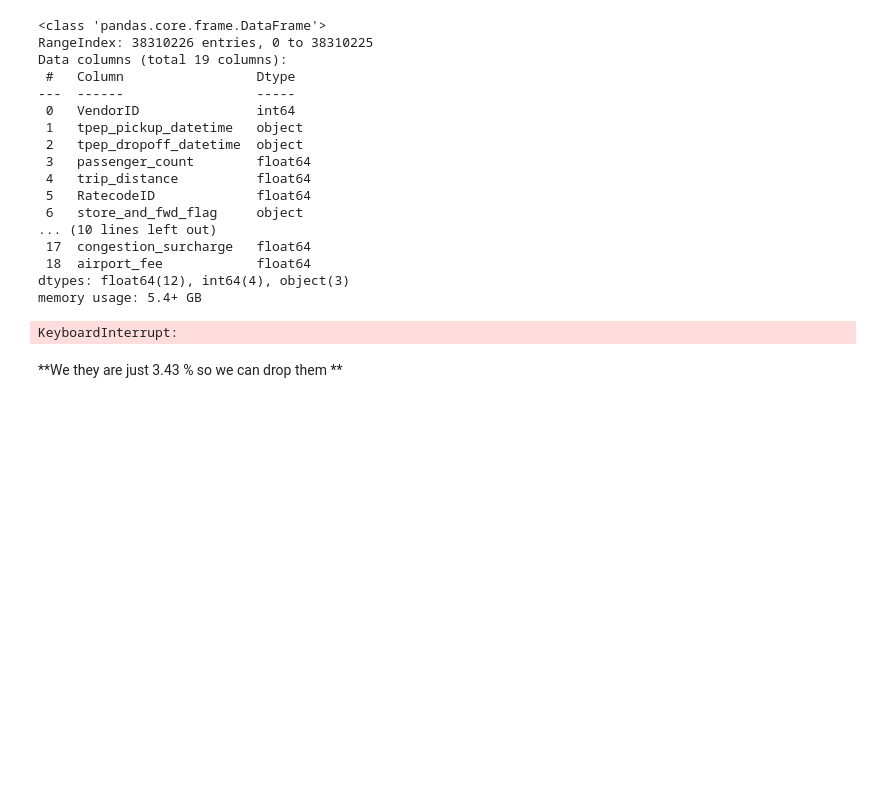
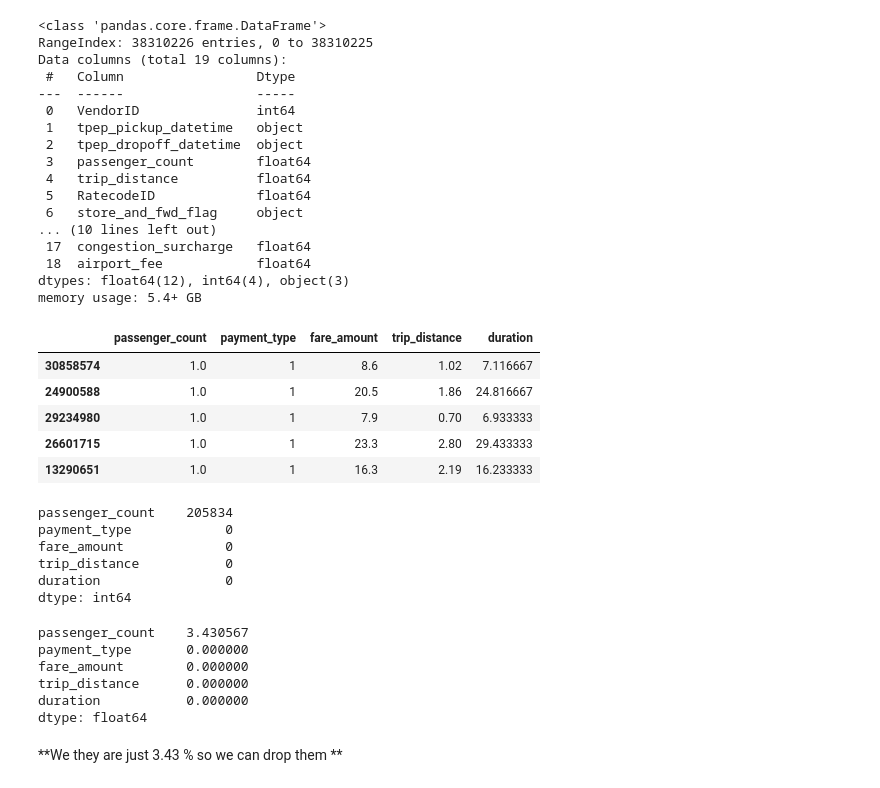
Before and after one commit to PARADOXop/Taxi_revenue, a Jupyter notebook: taxi-fair-analysis.ipynb, the cells around one changed output. Cells and saved outputs as stored; diff of their text form; code cells hidden in the pictures; blank space fills up the shorter version.

```diff
--- a/taxi-fair-analysis.ipynb
+++ b/taxi-fair-analysis.ipynb
@@ -55,28 +55,47 @@ Data columns (total 19 columns):
 dtypes: float64(12), int64(4), object(3)
 memory usage: 5.4+ GB
 # %%
-df = df.sample(n=6000000, random_state=42)
+df1 = df.sample(n=6000000, random_state=42)
 
-df['tpep_pickup_datetime'] = pd.to_datetime(df['tpep_pickup_datetime'])
+df1['tpep_pickup_datetime'] = pd.to_datetime(df1['tpep_pickup_datetime'])
 
-df['tpep_dropoff_datetime'] = pd.to_datetime(df['tpep_dropoff_datetime'])
+df1['tpep_dropoff_datetime'] = pd.to_datetime(df1['tpep_dropoff_datetime'])
 
 
 
-df['duration'] = (df['tpep_dropoff_datetime'] - df['tpep_pickup_datetime']).dt.total_seconds()
-df['duration'] = df['duration'] / 60
-df.head()
+df1['duration'] = (df1['tpep_dropoff_datetime'] - df1['tpep_pickup_datetime']).dt.total_seconds()
+df1['duration'] = df1['duration'] / 60
+df1.head()
 
-df = df[['passenger_count', 'payment_type', 'fare_amount', 'trip_distance', 'duration']]
+df = df1[['passenger_count', 'payment_type', 'fare_amount', 'trip_distance', 'duration']]
 
 df.head()
 # %% [output]
-KeyboardInterrupt:
+|  | passenger_count | payment_type | fare_amount | trip_distance | duration |
+| 30858574 | 1.0 | 1 | 8.6 | 1.02 | 7.116667 |
+| 24900588 | 1.0 | 1 | 20.5 | 1.86 | 24.816667 |
+| 29234980 | 1.0 | 1 | 7.9 | 0.70 | 6.933333 |
+| 26601715 | 1.0 | 1 | 23.3 | 2.80 | 29.433333 |
+| 13290651 | 1.0 | 1 | 16.3 | 2.19 | 16.233333 |
 # %%
 df.isna().sum()
+# %% [output]
+passenger_count    205834
+payment_type            0
+fare_amount             0
+trip_distance           0
+duration                0
+dtype: int64
 # %%
 # % na in passenger_count
 df.isna().sum() * 100/ len(df)
+# %% [output]
+passenger_count    3.430567
+payment_type       0.000000
+fare_amount        0.000000
+trip_distance      0.000000
+duration           0.000000
+dtype: float64
 # %% [markdown]
 **We they are just 3.43 % so we can drop them **
 # %%
```
Also changed, not shown: parts of 12 cells of this notebook, 2 other files.
